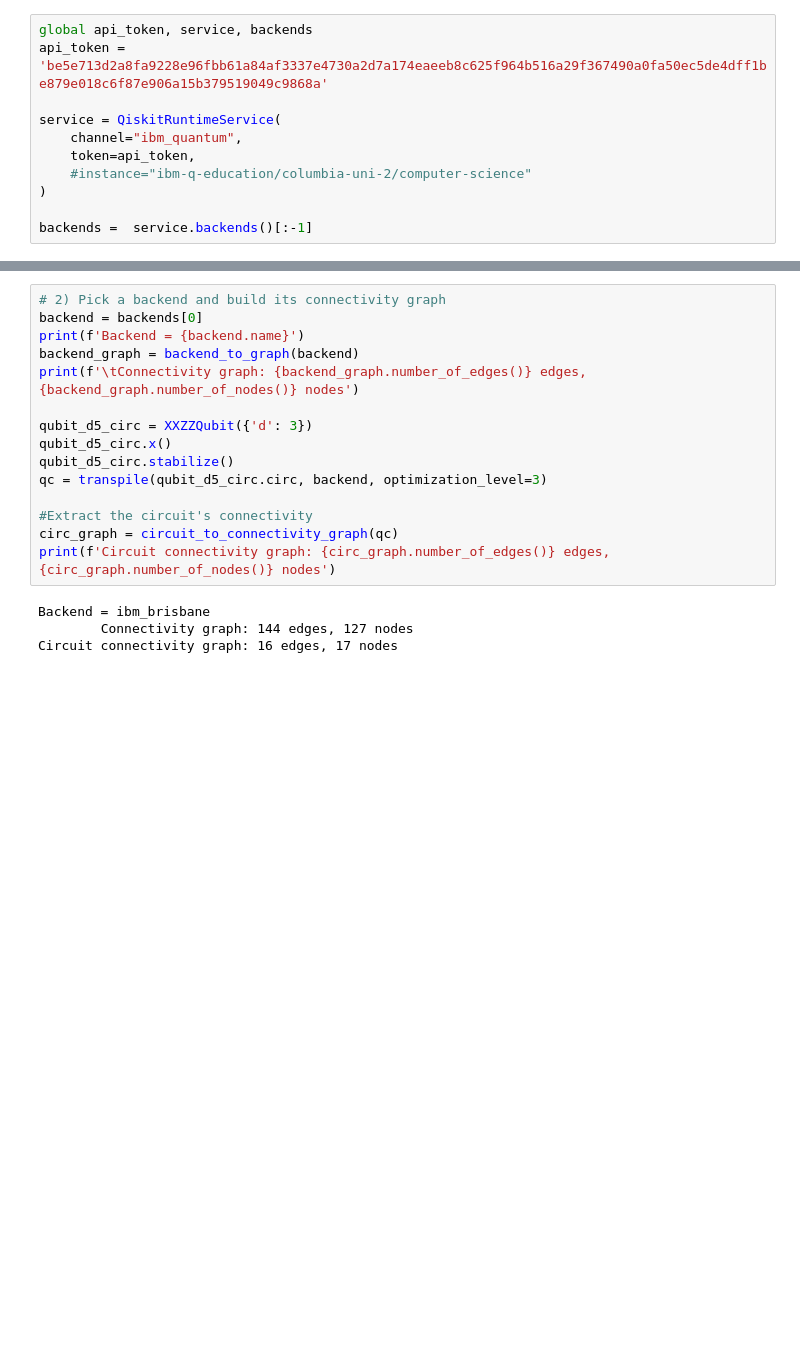
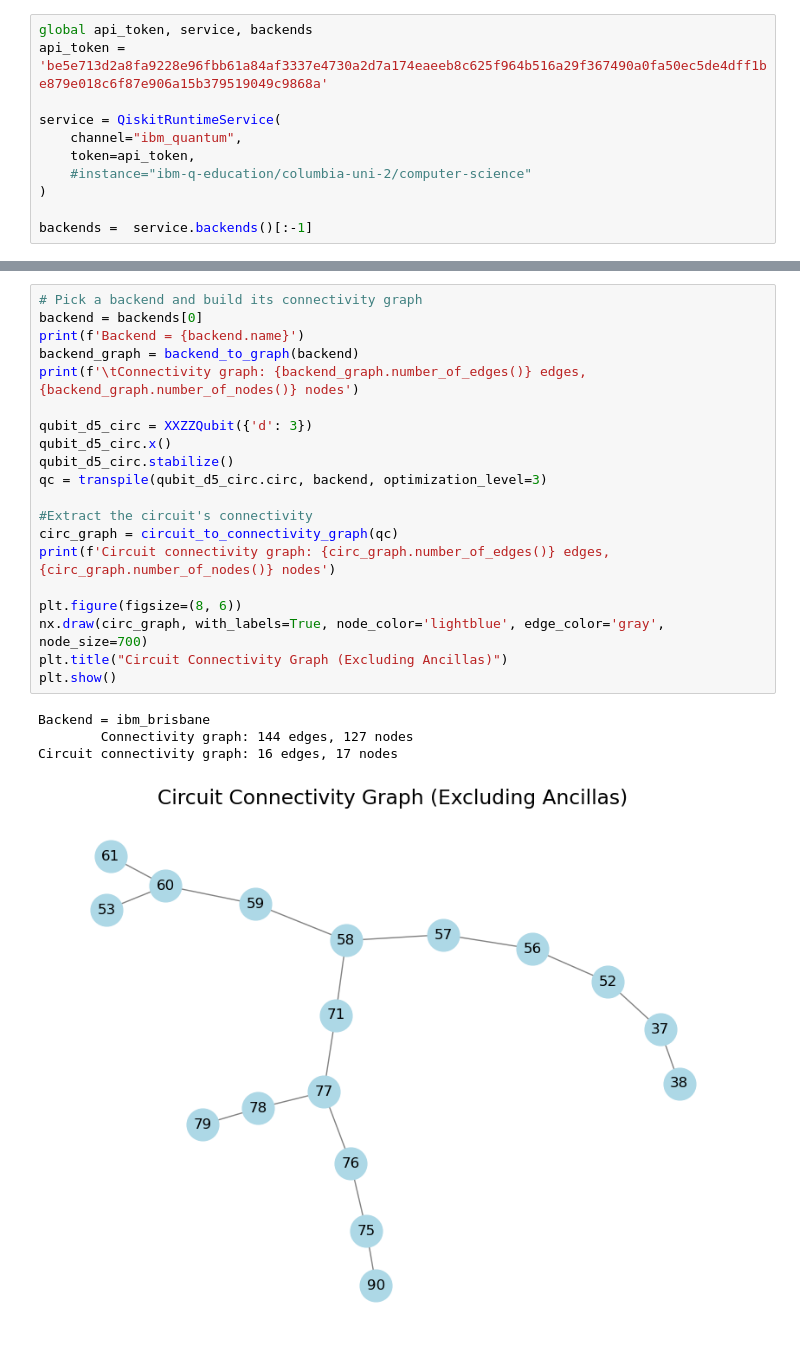
Before and after one commit to devon-campbell/qtcodes, a Jupyter notebook: fingerprinting/xxzz/old data/isomorphisms.ipynb, the cells around one changed output, grey strips where cells are left out. Drawn from its saved outputs; the diff is of its cells as text; blank space fills up the shorter version.

```diff
--- a/fingerprinting/xxzz/old data/isomorphisms.ipynb
+++ b/fingerprinting/xxzz/old data/isomorphisms.ipynb
@@ -91,19 +126,25 @@ def find_subgraph_isomorphisms(subgraph: nx.Graph, full_graph: nx.Graph):
 # %%
-# 2) Pick a backend and build its connectivity graph
+# Pick a backend and build its connectivity graph
 backend = backends[0]
 print(f'Backend = {backend.name}')
 backend_graph = backend_to_graph(backend)
 print(f'\tConnectivity graph: {backend_graph.number_of_edges()} edges, {backend_graph.number_of_nodes()} nodes')
 
 qubit_d5_circ = XXZZQubit({'d': 3})
 qubit_d5_circ.x()
 qubit_d5_circ.stabilize()
 qc = transpile(qubit_d5_circ.circ, backend, optimization_level=3)
 
 #Extract the circuit's connectivity
 circ_graph = circuit_to_connectivity_graph(qc)
 print(f'Circuit connectivity graph: {circ_graph.number_of_edges()} edges, {circ_graph.number_of_nodes()} nodes')
+
+plt.figure(figsize=(8, 6))
+nx.draw(circ_graph, with_labels=True, node_color='lightblue', edge_color='gray', node_size=700)
+plt.title("Circuit Connectivity Graph (Excluding Ancillas)")
+plt.show()
 # %% [output]
 Backend = ibm_brisbane
         Connectivity graph: 144 edges, 127 nodes
 Circuit connectivity graph: 16 edges, 17 nodes
+[figure, added]
```
Also changed, not shown: parts of 19 cells of this notebook.
